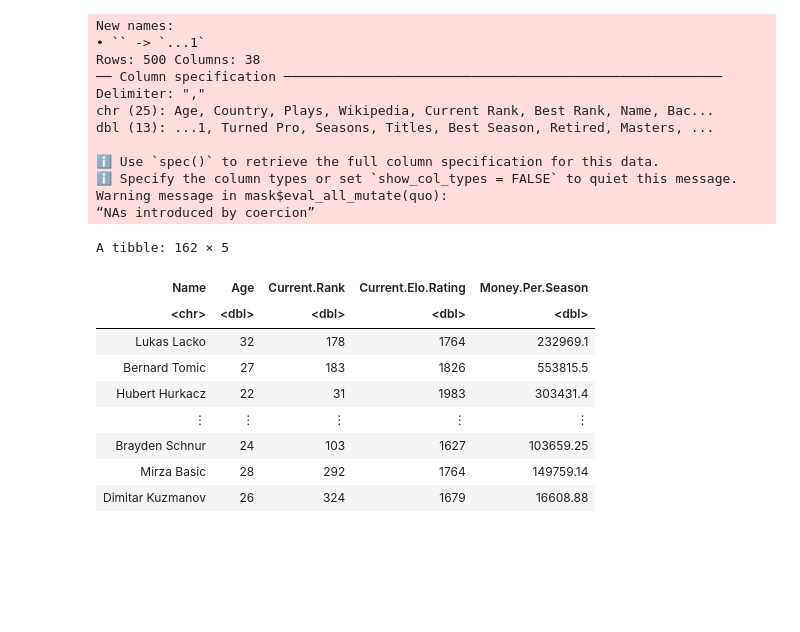
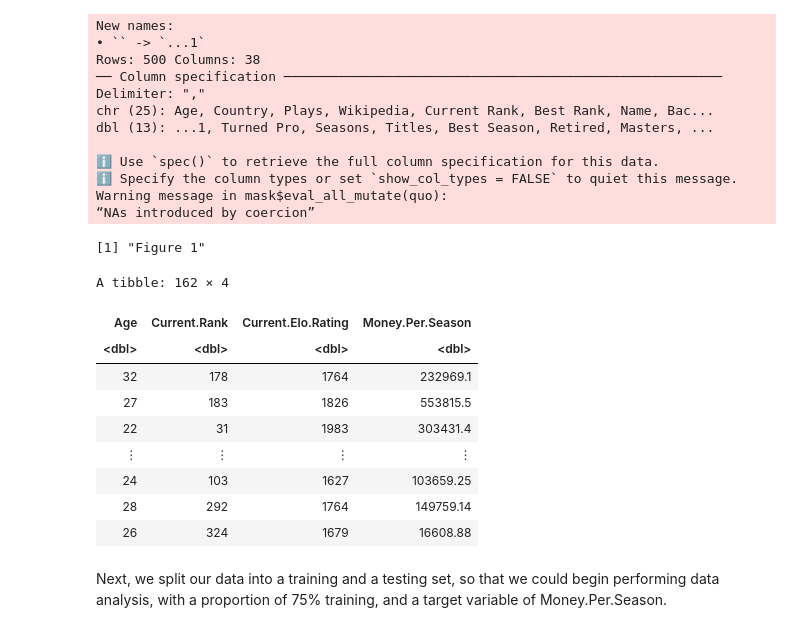
Before and after one commit to mnvibhakar/TennisSalaryProject, a Jupyter notebook: project_report.ipynb, the cells around one changed output. Saved outputs shown, nothing was run; the diff lists cells and outputs as text; code cells hidden in the pictures; blank space fills up the shorter version.

Commit message:
intro, exploratory, citations
Completed introduction, exploratory data analysis, and citations for those 2 sections.

```diff
--- a/project_report.ipynb
+++ b/project_report.ipynb
@@ -26,43 +22,49 @@ The following object is masked from ‘package:readr’:
 # %%
 tennis <- read_csv('https://drive.google.com/uc?export=download&id=1_MECmUXZuuILYeEOfonSGqodW6qVdhsS')
 colnames(tennis) <- make.names(colnames(tennis))
 
 tennis_data <- tennis |>
 filter(Active == "Yes") |>
 separate(col = Age, into = c("Age", "Birth.Date"), sep = " ") |>
 separate(col = Current.Rank, into = c("Current.Rank", "Prev.Rank"), sep = " ") |>
 separate(col = Current.Elo.Rank, into = c("Current.Elo.Rank", "Current.Elo.Rating"), sep = " ") |>
 mutate(Age = as.numeric(Age),
        Current.Rank = as.numeric(Current.Rank),
        Current.Elo.Rating = as.numeric(gsub("[^0-9.-]", "", Current.Elo.Rating)),
        Prize.Money = as.numeric(gsub("[^0-9.-]", "", Prize.Money)),
        Money.Per.Season = Prize.Money/Seasons) |>
-select(Name, Age, Current.Rank, Current.Elo.Rating, Money.Per.Season) |>
+select(Age, Current.Rank, Current.Elo.Rating, Money.Per.Season) |>
 drop_na()
+
+options(repr.matrix.max.rows = 6)
+print("Figure 1")
 tennis_data
 # %% [output]
 New names:
 • `` -> `...1`
 Rows: 500 Columns: 38
 ── Column specification ────────────────────────────────────────────────────────
 Delimiter: ","
 chr (25): Age, Country, Plays, Wikipedia, Current Rank, Best Rank, Name, Bac...
 dbl (13): ...1, Turned Pro, Seasons, Titles, Best Season, Retired, Masters, ...
 
 ℹ Use `spec()` to retrieve the full column specification for this data.
 ℹ Specify the column types or set `show_col_types = FALSE` to quiet this message.
 Warning message in mask$eval_all_mutate(quo):
 “NAs introduced by coercion”
-A tibble: 162 × 5
+[1] "Figure 1"
+A tibble: 162 × 4
-| Name | Age | Current.Rank | Current.Elo.Rating | Money.Per.Season |
-| <chr> | <dbl> | <dbl> | <dbl> | <dbl> |
-| Lukas Lacko | 32 | 178 | 1764 | 232969.1 |
-| Bernard Tomic | 27 | 183 | 1826 | 553815.5 |
-| Hubert Hurkacz | 22 | 31 | 1983 | 303431.4 |
-| ⋮ | ⋮ | ⋮ | ⋮ | ⋮ |
-| Brayden Schnur | 24 | 103 | 1627 | 103659.25 |
-| Mirza Basic | 28 | 292 | 1764 | 149759.14 |
-| Dimitar Kuzmanov | 26 | 324 | 1679 | 16608.88 |
+| Age | Current.Rank | Current.Elo.Rating | Money.Per.Season |
+| <dbl> | <dbl> | <dbl> | <dbl> |
+| 32 | 178 | 1764 | 232969.1 |
+| 27 | 183 | 1826 | 553815.5 |
+| 22 | 31 | 1983 | 303431.4 |
+| ⋮ | ⋮ | ⋮ | ⋮ |
+| 24 | 103 | 1627 | 103659.25 |
+| 28 | 292 | 1764 | 149759.14 |
+| 26 | 324 | 1679 | 16608.88 |
+# %% [markdown]
+Next, we split our data into a training and a testing set, so that we could begin performing data analysis, with a proportion of 75% training, and a target variable of Money.Per.Season.
 # %%
 set.seed(16)
 
```
Also changed, not shown: parts of 12 cells of this notebook.
